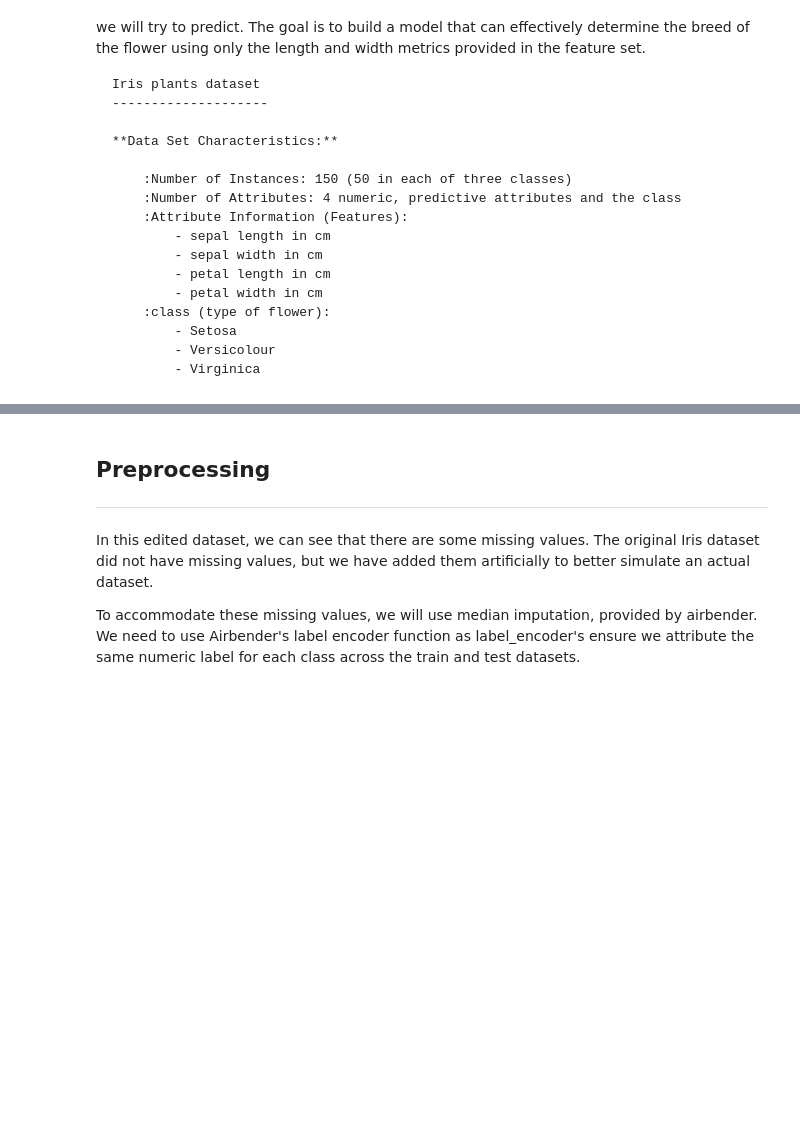
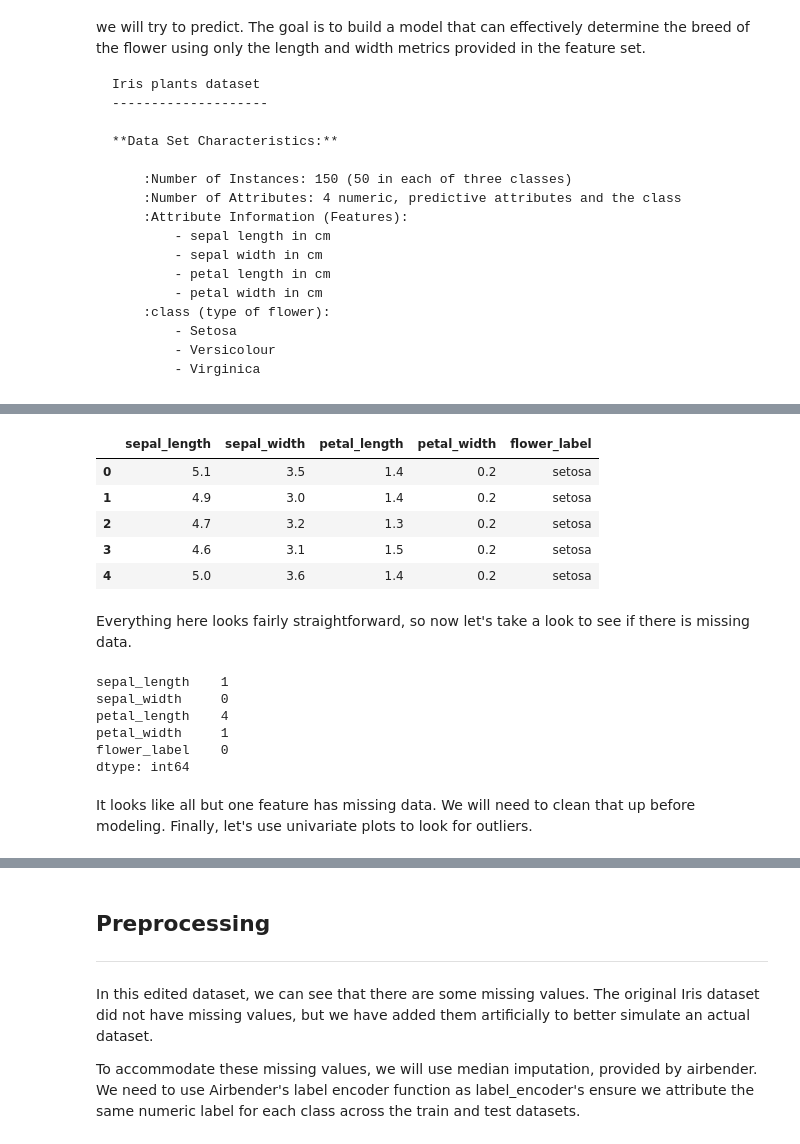
Before and after one commit to SamShowalter/airbender, a Jupyter notebook: tutorials/iris/airbender_iris_tutorial.ipynb, the cells around one changed output, grey strips where cells are left out. Saved outputs shown, nothing was run; the diff lists cells and outputs as text; code cells hidden in the pictures; blank space fills up the shorter version.

```diff
--- a/tutorials/iris/airbender_iris_tutorial.ipynb
+++ b/tutorials/iris/airbender_iris_tutorial.ipynb
@@ -56,0 +54,26 @@ data_sources = {'iris':         #Tag
+# %%
+#Peek at dataset
+df = pd.read_csv('https://raw.githubusercontent.com/SamShowalter/WMP_training/master/airbender_iris_demo.csv')
+
+#Print head
+df.head()
+# %% [output]
+|  | sepal_length | sepal_width | petal_length | petal_width | flower_label |
+| 0 | 5.1 | 3.5 | 1.4 | 0.2 | setosa |
+| 1 | 4.9 | 3.0 | 1.4 | 0.2 | setosa |
+| 2 | 4.7 | 3.2 | 1.3 | 0.2 | setosa |
+| 3 | 4.6 | 3.1 | 1.5 | 0.2 | setosa |
+| 4 | 5.0 | 3.6 | 1.4 | 0.2 | setosa |
+# %% [markdown]
+Everything here looks fairly straightforward, so now let's take a look to see if there is missing data.
+# %%
+df.isnull().sum()
+# %% [output]
+sepal_length    1
+sepal_width     0
+petal_length    4
+petal_width     1
+flower_label    0
+dtype: int64
+# %% [markdown]
+It looks like all but one feature has missing data. We will need to clean that up before modeling. Finally, let's use univariate plots to look for outliers.
```
Also changed, not shown: parts of 12 cells of this notebook, 2 other files.
